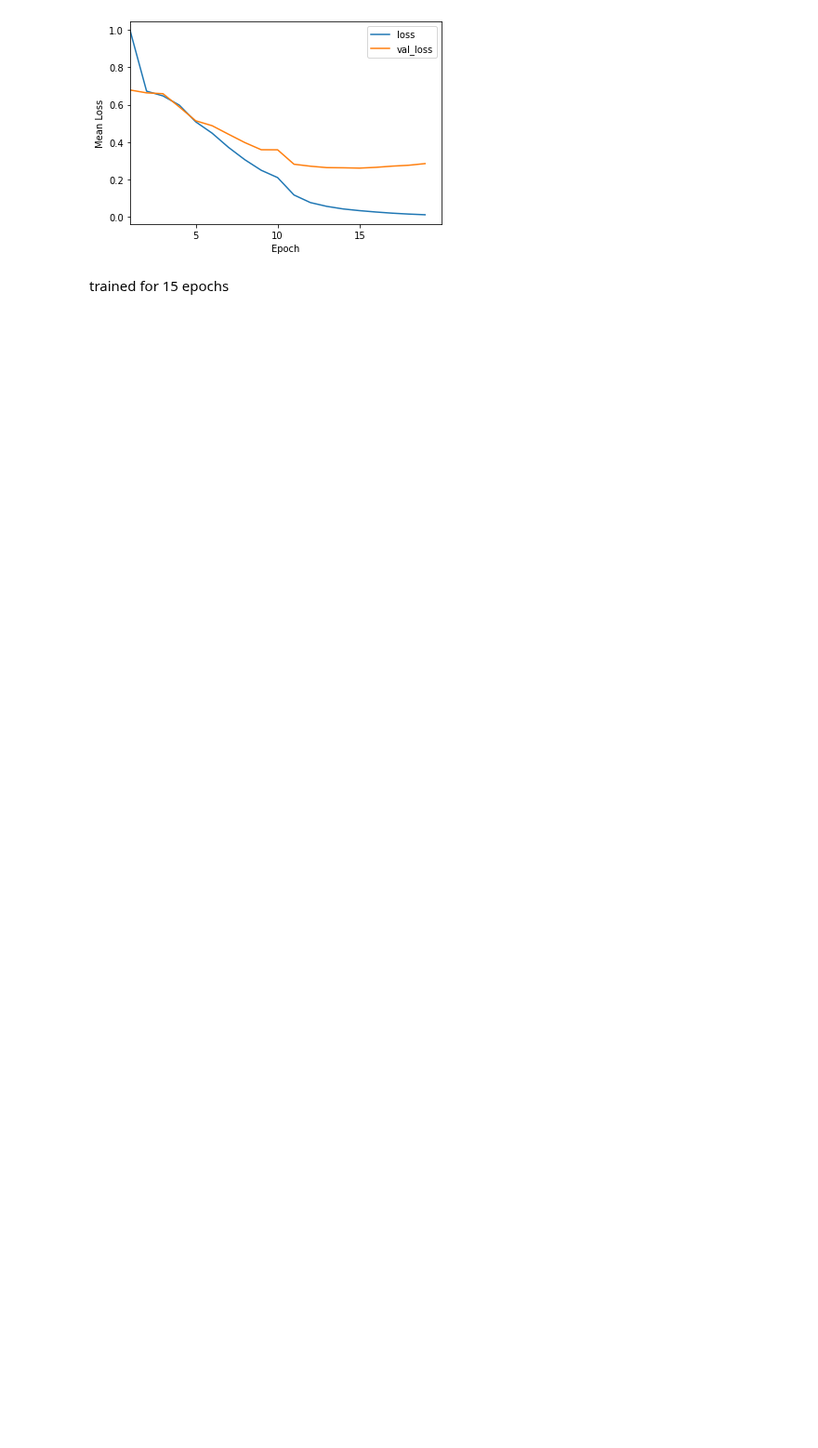
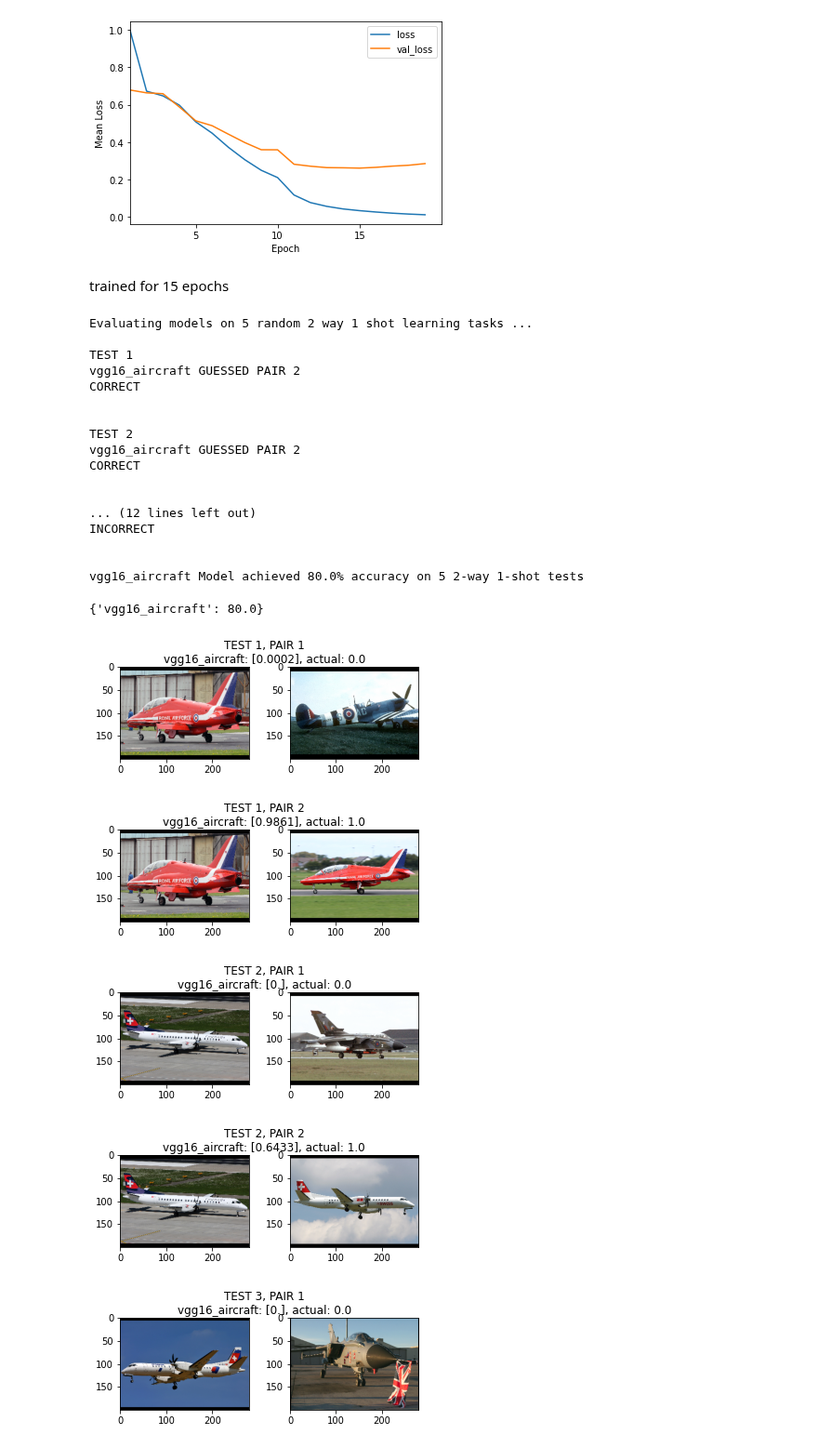
Before and after one commit to beetee17/few_shot_learning, a Jupyter notebook: aircraft/aircraft.ipynb, the cells around one changed output. Shown at 93% size. Cells and saved outputs as stored; diff of their text form; code cells hidden in the pictures; blank space fills up the shorter version.

```diff
--- a/aircraft/aircraft.ipynb
+++ b/aircraft/aircraft.ipynb
@@ -80,3 +77,7 @@ model.optimizer.learning_rate
+# %%
+val_inputs = [data['val_pairs'][:,0], data['val_pairs'][:,1]]
+train_inputs = [data['train_pairs'][:,0], data['train_pairs'][:,1]]
+data=0
 # %%
 model.fit(train_inputs, data['train_labels'][:], batch_size=128, epochs=20, callbacks=[buildModel.EarlyStoppingAtMinLoss(patience=4, val_inputs=val_inputs, val_labels=data['val_labels'][:]), hist])
 # %% [output]
@@ -126,3 +110,29 @@ plt.show()
 trained for 15 epochs
 # %%
 model.save_weights('models/vgg16_aircraft/weights')
+# %%
+ testModels.test_models(models, data['X_test'], data['Y_test'], num_tests=5, N=2, K=1, verbose = 1)
+# %% [output]
+Evaluating models on 5 random 2 way 1 shot learning tasks ...
+
+TEST 1
+vgg16_aircraft GUESSED PAIR 2
+CORRECT
+
+
+TEST 2
+vgg16_aircraft GUESSED PAIR 2
+CORRECT
+
+
+... (12 lines left out)
+INCORRECT
+
+
+vgg16_aircraft Model achieved 80.0% accuracy on 5 2-way 1-shot tests
+{'vgg16_aircraft': 80.0}
+[figure, added]
+[figure, added]
+[figure, added]
+[figure, added]
+[figure, added]
```
Also changed, not shown: parts of 11 cells of this notebook.
